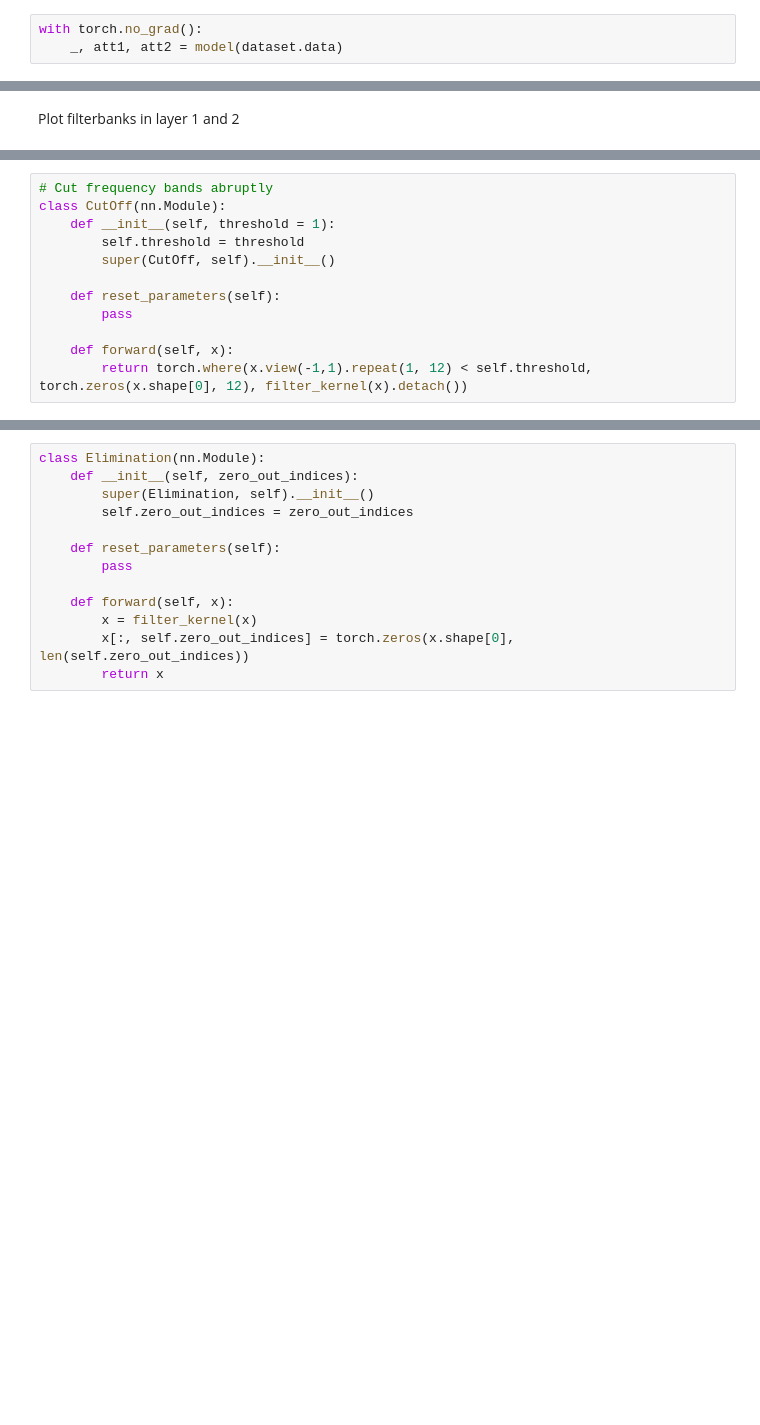
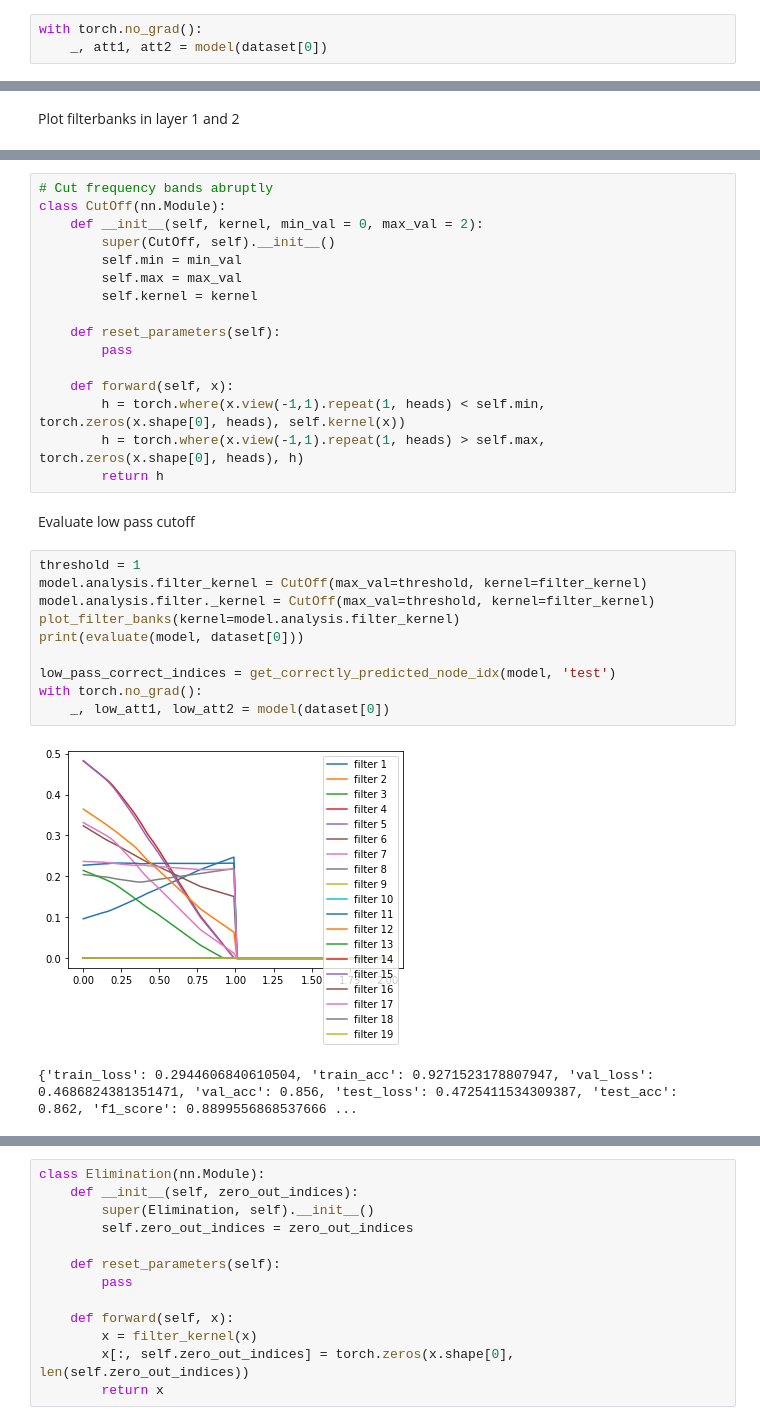
Before and after one commit to seanli3/asgat, a Jupyter notebook: citation/cora_frequency_analysis.ipynb, the cells around one changed output, grey strips where cells are left out. Drawn from its saved outputs; the diff is of its cells as text; blank space fills up the shorter version.

```diff
--- a/citation/cora_frequency_analysis.ipynb
+++ b/citation/cora_frequency_analysis.ipynb
@@ -121,4 +194,4 @@ evaluate(model, dataset.data)
 Obtain attention weights in layer 1 and 2
 # %%
 with torch.no_grad():
-    _, att1, att2 = model(dataset.data)
+    _, att1, att2 = model(dataset[0])
@@ -143,12 +245,31 @@ Define kernel to cut frequency bands abruptly
 # %%
 # Cut frequency bands abruptly
 class CutOff(nn.Module):
-    def __init__(self, threshold = 1):
-        self.threshold = threshold
+    def __init__(self, kernel, min_val = 0, max_val = 2):
         super(CutOff, self).__init__()
+        self.min = min_val
+        self.max = max_val
+        self.kernel = kernel
 
     def reset_parameters(self):
         pass
 
     def forward(self, x):
-        return torch.where(x.view(-1,1).repeat(1, 12) < self.threshold, torch.zeros(x.shape[0], 12), filter_kernel(x).detach())
+        h = torch.where(x.view(-1,1).repeat(1, heads) < self.min, torch.zeros(x.shape[0], heads), self.kernel(x))
+        h = torch.where(x.view(-1,1).repeat(1, heads) > self.max, torch.zeros(x.shape[0], heads), h)
+        return h
+# %% [markdown]
+Evaluate low pass cutoff
+# %%
+threshold = 1
+model.analysis.filter_kernel = CutOff(max_val=threshold, kernel=filter_kernel)
+model.analysis.filter._kernel = CutOff(max_val=threshold, kernel=filter_kernel)
+plot_filter_banks(kernel=model.analysis.filter_kernel)
+print(evaluate(model, dataset[0]))
+
+low_pass_correct_indices = get_correctly_predicted_node_idx(model, 'test')
+with torch.no_grad():
+    _, low_att1, low_att2 = model(dataset[0])
+# %% [output]
+[figure, added]
+{'train_loss': 0.2944606840610504, 'train_acc': 0.9271523178807947, 'val_loss': 0.4686824381351471, 'val_acc': 0.856, 'test_loss': 0.4725411534309387, 'test_acc': 0.862, 'f1_score': 0.8899556868537666 ...
```
Also changed, not shown: parts of 72 cells of this notebook, 5 other files.
